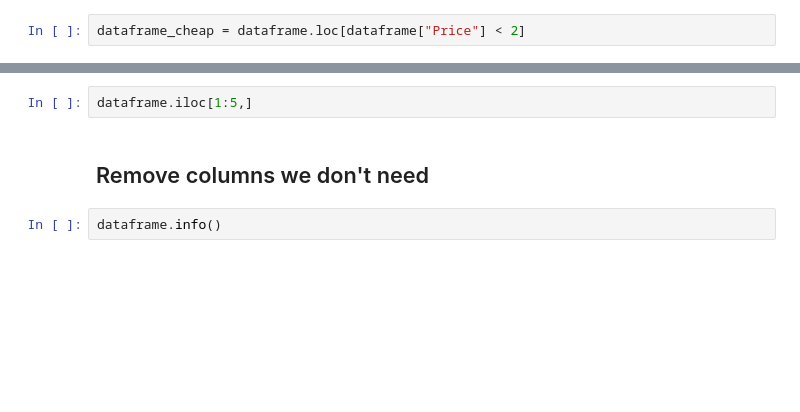
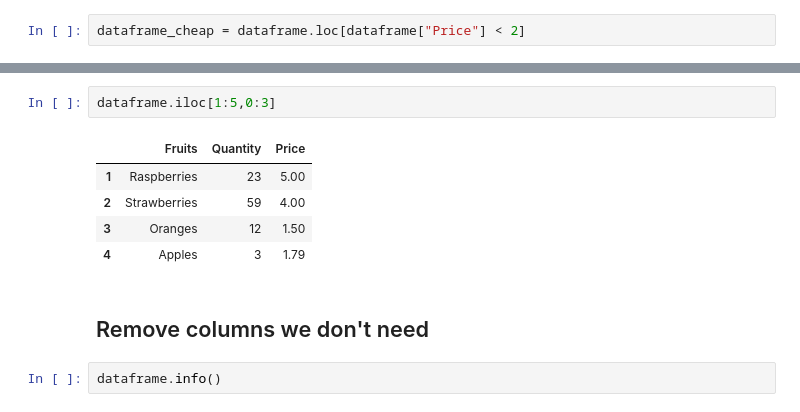
Before and after one commit to mbonnemaison/Learning-Python, a Jupyter notebook: Learning_pandas/study-group_Meetup_4-13-21/pandas_introduction.ipynb, the cells around one changed output, grey strips where cells are left out. Saved outputs shown, nothing was run; the diff lists cells and outputs as text; blank space fills up the shorter version.

```diff
--- a/Learning_pandas/study-group_Meetup_4-13-21/pandas_introduction.ipynb
+++ b/Learning_pandas/study-group_Meetup_4-13-21/pandas_introduction.ipynb
@@ -261,5 +431,11 @@ dataframe.loc[0:2]
 # %%
-dataframe.iloc[1:5,]
+dataframe.iloc[1:5,0:3]
+# %% [output]
+|  | Fruits | Quantity | Price |
+| 1 | Raspberries | 23 | 5.00 |
+| 2 | Strawberries | 59 | 4.00 |
+| 3 | Oranges | 12 | 1.50 |
+| 4 | Apples | 3 | 1.79 |
 # %% [markdown]
 ## Remove columns we don't need
 # %%
```
Also changed, not shown: parts of 75 cells of this notebook, 1 other file.
